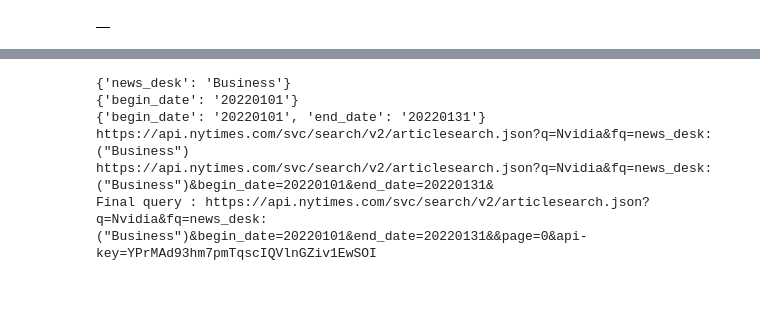
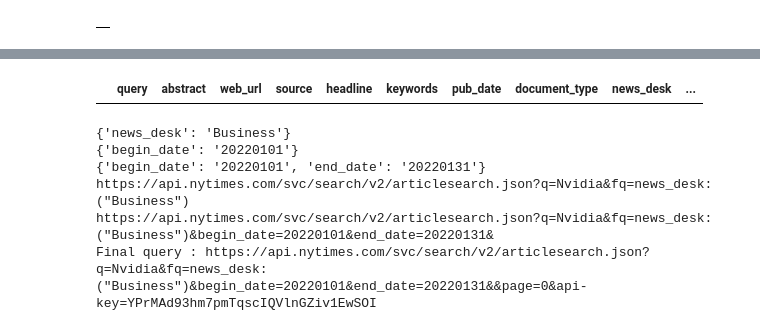
Before and after one commit to Journee-Kim/NewYorkTimes_article_scraper, a Jupyter notebook: NewyorkTimesCralwer.ipynb, the cells around one changed output, grey strips where cells are left out. Saved outputs shown, nothing was run; the diff lists cells and outputs as text; code cells hidden in the pictures; blank space fills up the shorter version.

```diff
--- a/NewyorkTimesCralwer.ipynb
+++ b/NewyorkTimesCralwer.ipynb
@@ -228,3 +232,8 @@ date_list
+# %%
+articles_df_with_query = pd.DataFrame(columns=['query','abstract','web_url','source','headline','keywords','pub_date','document_type','news_desk','section_name','type_of_material'])
+articles_df_with_query
+# %% [output]
+|  | query | abstract | web_url | source | headline | keywords | pub_date | document_type | news_desk | ... |
 # %%
 #Tesla,Microsoft
 # Business Day,Business, Technology
```
Also changed, not shown: parts of 3 cells of this notebook.
